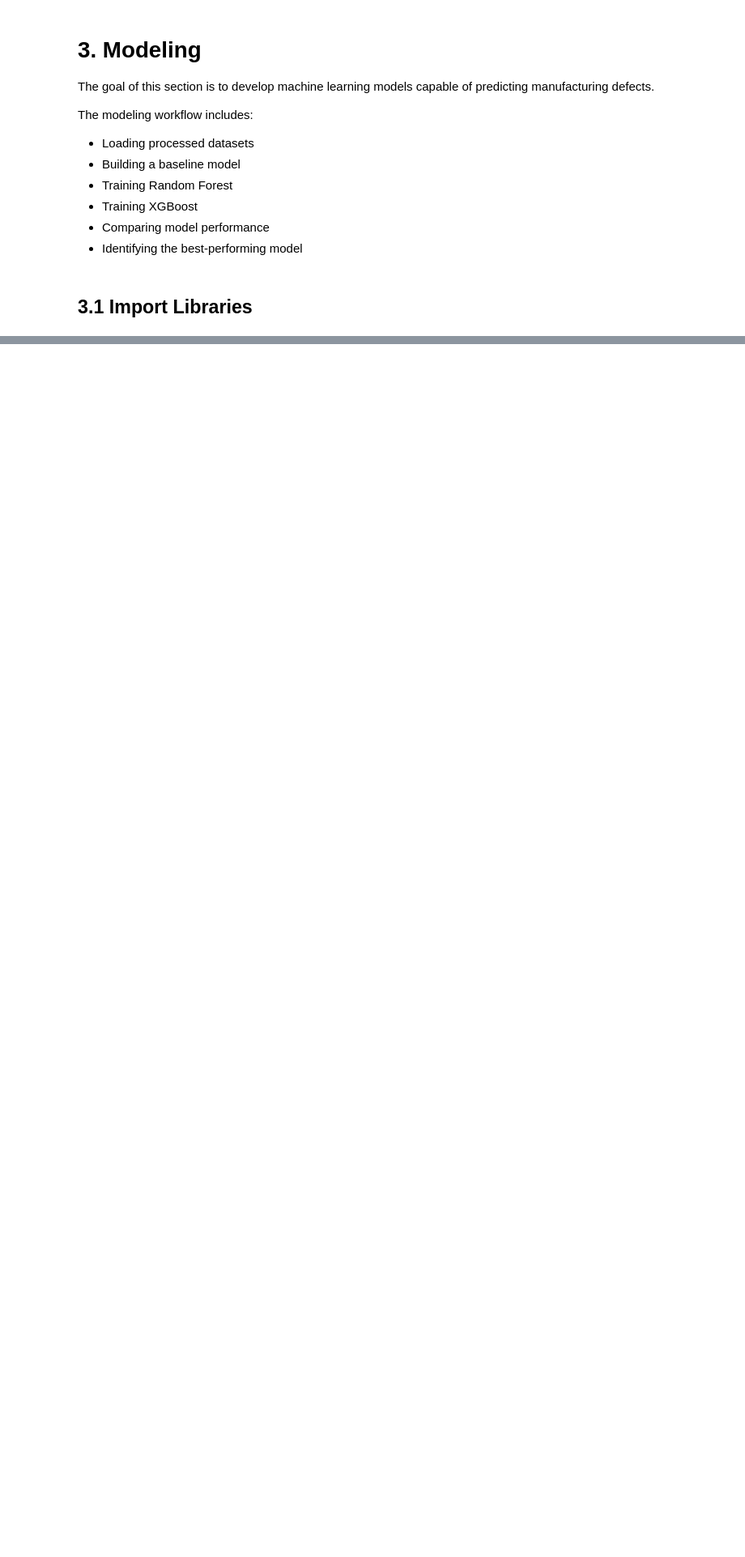
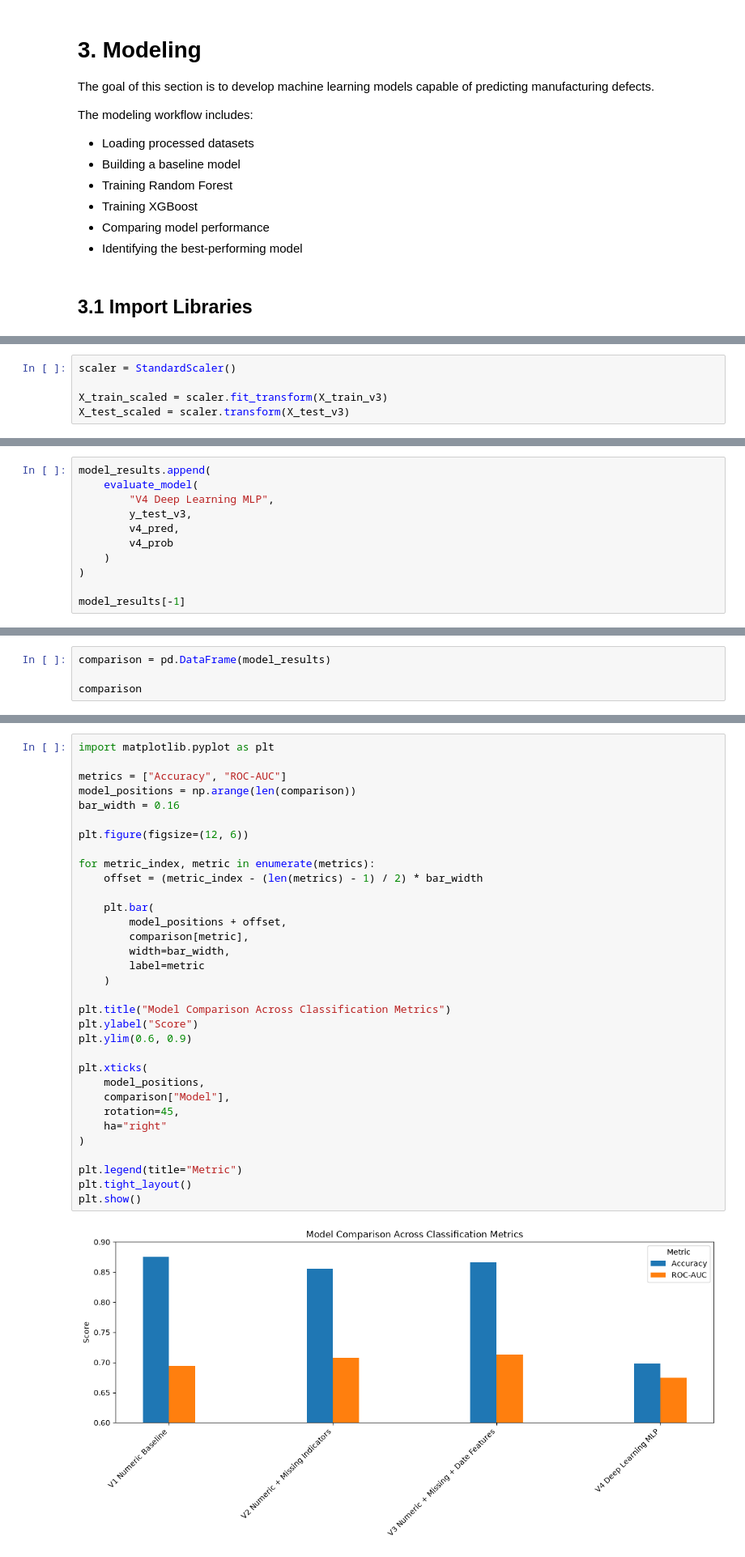
Before and after one commit to jung-han-lee/bosch-defect-prediction, a Jupyter notebook: 2. Notebook/03_Modeling.ipynb, the cells around one changed output, grey strips where cells are left out. Shown at 81% size. Drawn from its saved outputs; the diff is of its cells as text; blank space fills up the shorter version.

Commit message:
Refine modeling and evaluation

```diff
--- a/2. Notebook/03_Modeling.ipynb
+++ b/2. Notebook/03_Modeling.ipynb
@@ -305,0 +479,5 @@ In the next notebook:
+# %%
+scaler = StandardScaler()
+
+X_train_scaled = scaler.fit_transform(X_train_v3)
+X_test_scaled = scaler.transform(X_test_v3)
@@ -305,0 +564,11 @@ In the next notebook:
+# %%
+model_results.append(
+    evaluate_model(
+        "V4 Deep Learning MLP",
+        y_test_v3,
+        v4_pred,
+        v4_prob
+    )
+)
+
+model_results[-1]
@@ -305,0 +609,4 @@ In the next notebook:
+# %%
+comparison = pd.DataFrame(model_results)
+
+comparison
@@ -305,0 +619,35 @@ In the next notebook:
+# %%
+import matplotlib.pyplot as plt
+
+metrics = ["Accuracy", "ROC-AUC"]
+model_positions = np.arange(len(comparison))
+bar_width = 0.16
+
+plt.figure(figsize=(12, 6))
+
+for metric_index, metric in enumerate(metrics):
+    offset = (metric_index - (len(metrics) - 1) / 2) * bar_width
+
+    plt.bar(
+        model_positions + offset,
+        comparison[metric],
+        width=bar_width,
+        label=metric
+    )
+
+plt.title("Model Comparison Across Classification Metrics")
+plt.ylabel("Score")
+plt.ylim(0.6, 0.9)
+
+plt.xticks(
+    model_positions,
+    comparison["Model"],
+    rotation=45,
+    ha="right"
+)
+
+plt.legend(title="Metric")
+plt.tight_layout()
+plt.show()
+# %% [output]
+[figure, added]
```
Also changed, not shown: parts of 79 cells of this notebook, 9 other files.
